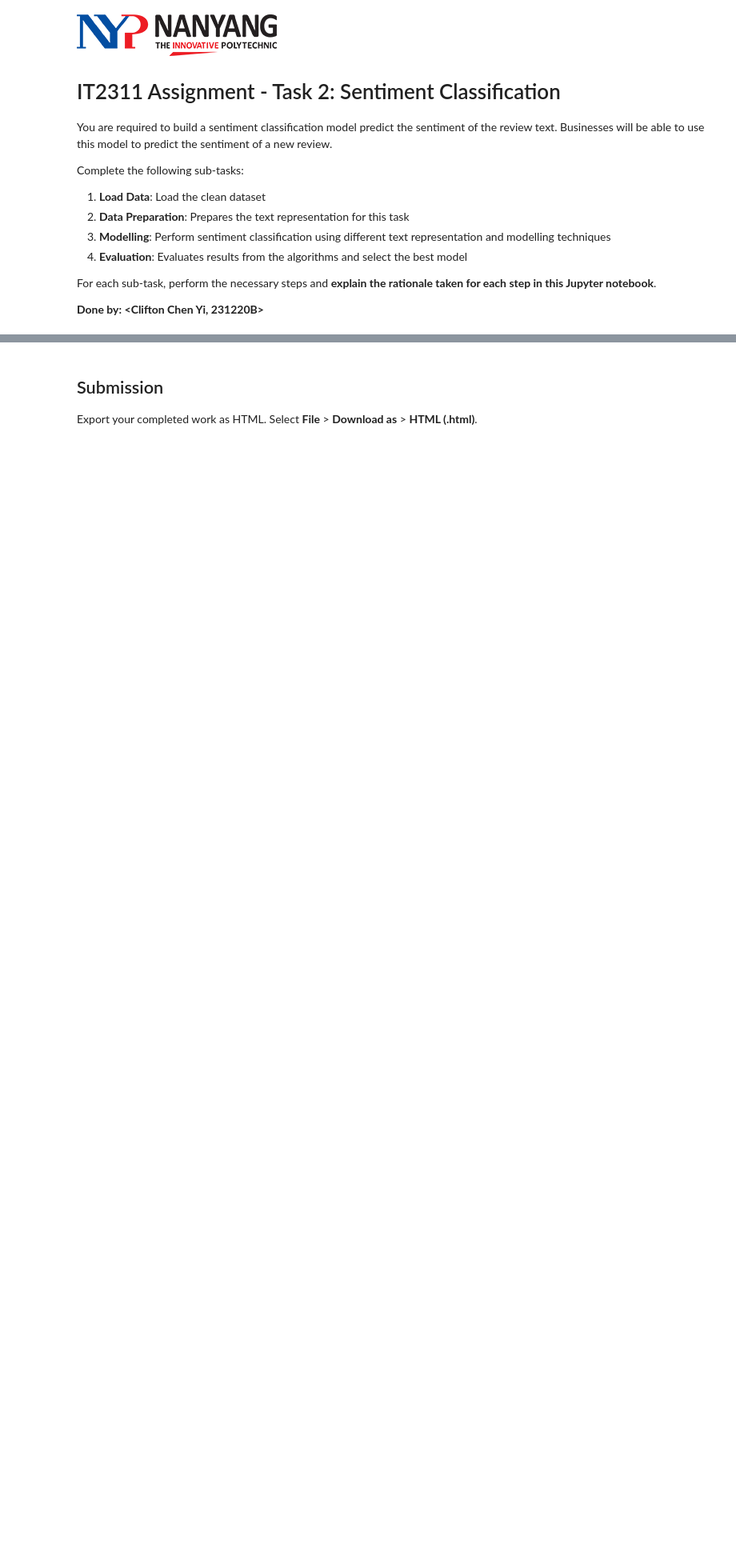
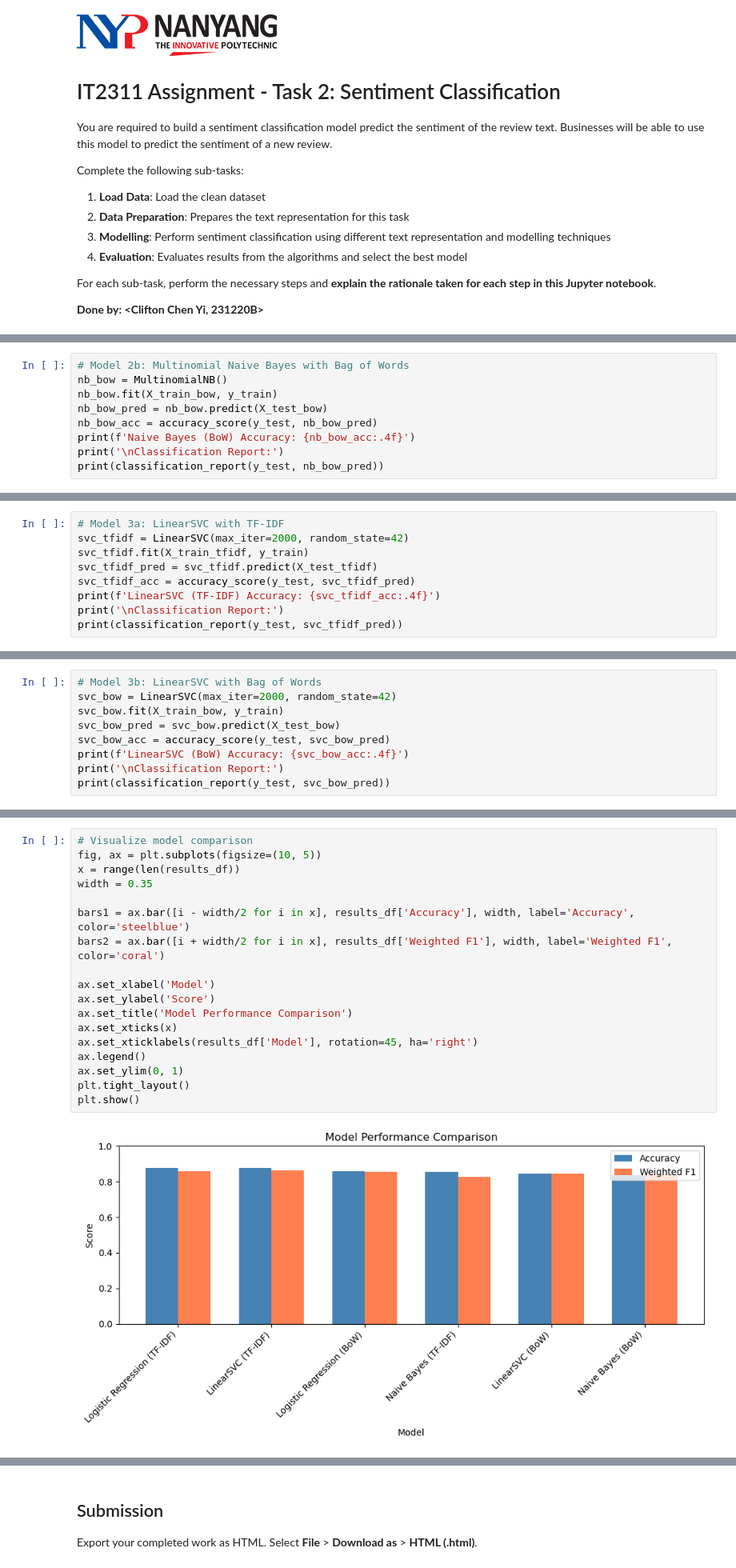
Before and after one commit to Clif8893/cc, a Jupyter notebook: 231220B_SentimentClassification.ipynb, the cells around one changed output, grey strips where cells are left out. Shown at 80% size. Drawn from its saved outputs; the diff is of its cells as text; blank space fills up the shorter version.

```diff
--- a/231220B_SentimentClassification.ipynb
+++ b/231220B_SentimentClassification.ipynb
@@ -47,0 +341,9 @@ Perform the necessary steps and explain the rationale taken here.
+# %%
+# Model 2b: Multinomial Naive Bayes with Bag of Words
+nb_bow = MultinomialNB()
+nb_bow.fit(X_train_bow, y_train)
+nb_bow_pred = nb_bow.predict(X_test_bow)
+nb_bow_acc = accuracy_score(y_test, nb_bow_pred)
+print(f'Naive Bayes (BoW) Accuracy: {nb_bow_acc:.4f}')
+print('\nClassification Report:')
+print(classification_report(y_test, nb_bow_pred))
@@ -47,0 +365,9 @@ Perform the necessary steps and explain the rationale taken here.
+# %%
+# Model 3a: LinearSVC with TF-IDF
+svc_tfidf = LinearSVC(max_iter=2000, random_state=42)
+svc_tfidf.fit(X_train_tfidf, y_train)
+svc_tfidf_pred = svc_tfidf.predict(X_test_tfidf)
+svc_tfidf_acc = accuracy_score(y_test, svc_tfidf_pred)
+print(f'LinearSVC (TF-IDF) Accuracy: {svc_tfidf_acc:.4f}')
+print('\nClassification Report:')
+print(classification_report(y_test, svc_tfidf_pred))
@@ -47,0 +387,9 @@ Perform the necessary steps and explain the rationale taken here.
+# %%
+# Model 3b: LinearSVC with Bag of Words
+svc_bow = LinearSVC(max_iter=2000, random_state=42)
+svc_bow.fit(X_train_bow, y_train)
+svc_bow_pred = svc_bow.predict(X_test_bow)
+svc_bow_acc = accuracy_score(y_test, svc_bow_pred)
+print(f'LinearSVC (BoW) Accuracy: {svc_bow_acc:.4f}')
+print('\nClassification Report:')
+print(classification_report(y_test, svc_bow_pred))
@@ -47,0 +464,20 @@ Perform the necessary steps and explain the rationale taken here.
+# %%
+# Visualize model comparison
+fig, ax = plt.subplots(figsize=(10, 5))
+x = range(len(results_df))
+width = 0.35
+
+bars1 = ax.bar([i - width/2 for i in x], results_df['Accuracy'], width, label='Accuracy', color='steelblue')
+bars2 = ax.bar([i + width/2 for i in x], results_df['Weighted F1'], width, label='Weighted F1', color='coral')
+
+ax.set_xlabel('Model')
+ax.set_ylabel('Score')
+ax.set_title('Model Performance Comparison')
+ax.set_xticks(x)
+ax.set_xticklabels(results_df['Model'], rotation=45, ha='right')
+ax.legend()
+ax.set_ylim(0, 1)
+plt.tight_layout()
+plt.show()
+# %% [output]
+[figure, added]
```
Also changed, not shown: parts of 34 cells of this notebook.
